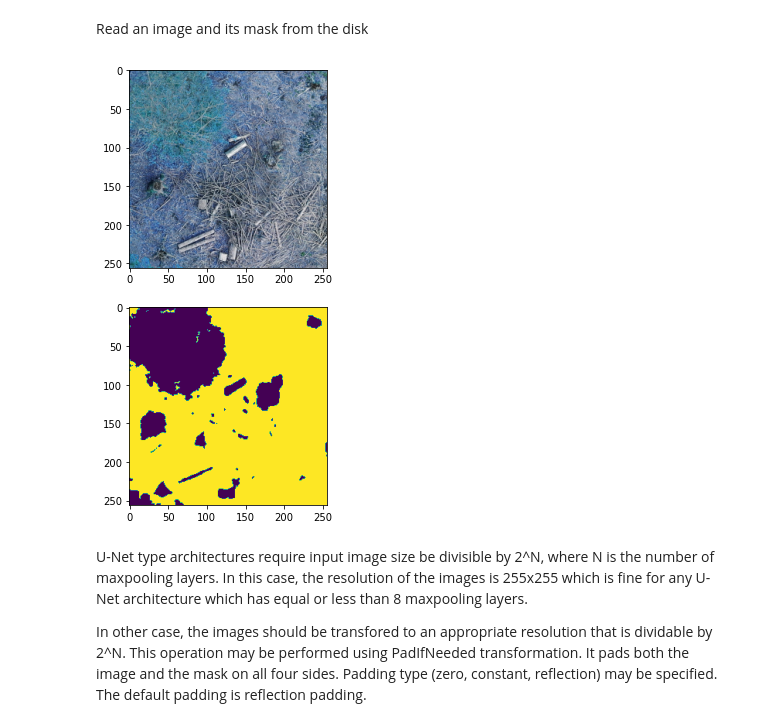
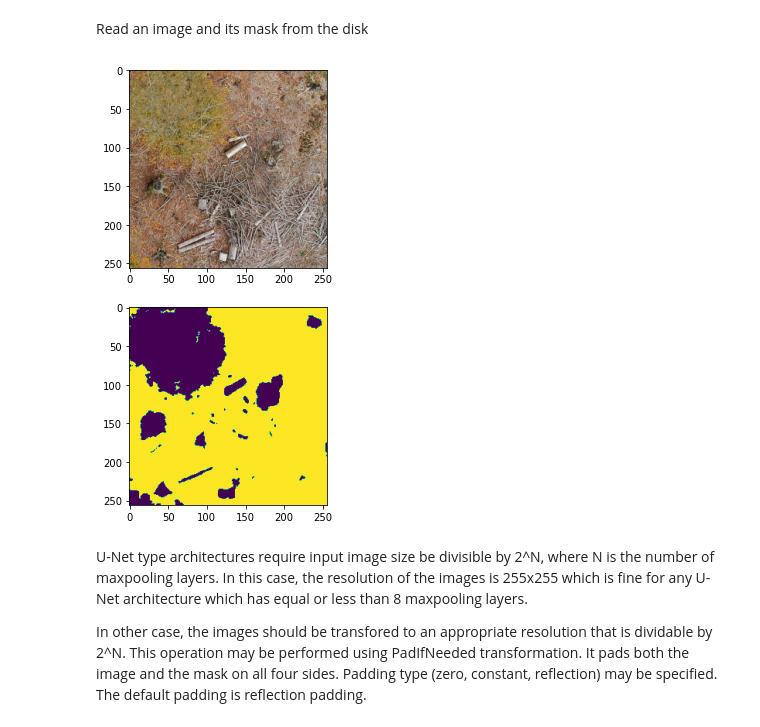
Before and after one commit to ihabram/HBRS-RnD, a Jupyter notebook: Sources/Albumentations.ipynb, the cells around one changed output. Cells and saved outputs as stored; diff of their text form; code cells hidden in the pictures.

```diff
--- a/Sources/Albumentations.ipynb
+++ b/Sources/Albumentations.ipynb
@@ -38,12 +38,13 @@ def visualize(image, mask, original_image=None, original_mask=None):
 Read an image and its mask from the disk
 # %%
 image = cv2.imread('../Images/Rasterio_windowing/rgb/1_5.png')
+image = cv2.cvtColor(image, cv2.COLOR_BGR2RGB)
 mask = cv2.imread('../Images/Rasterio_windowing/mask/1_5.png', cv2.IMREAD_GRAYSCALE)
 original_height, original_width = image.shape[:2]
 
 visualize(image, mask)
 # %% [output]
-[figure, old version]
+[figure, new version]
 # %% [markdown]
 U-Net type architectures require input image size be divisible by 2^N, where N is the number of maxpooling layers.
 In this case, the resolution of the images is 255x255 which is fine for any U-Net architecture which has equal or less than 8 maxpooling layers.
```
Also changed, not shown: parts of 13 cells of this notebook.
